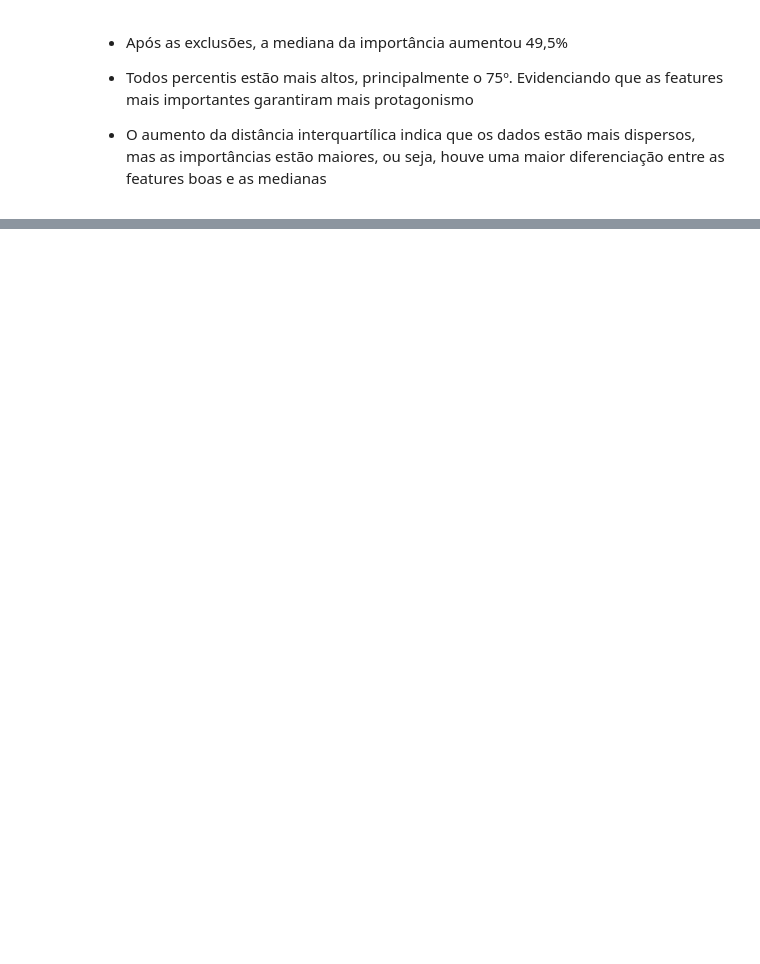
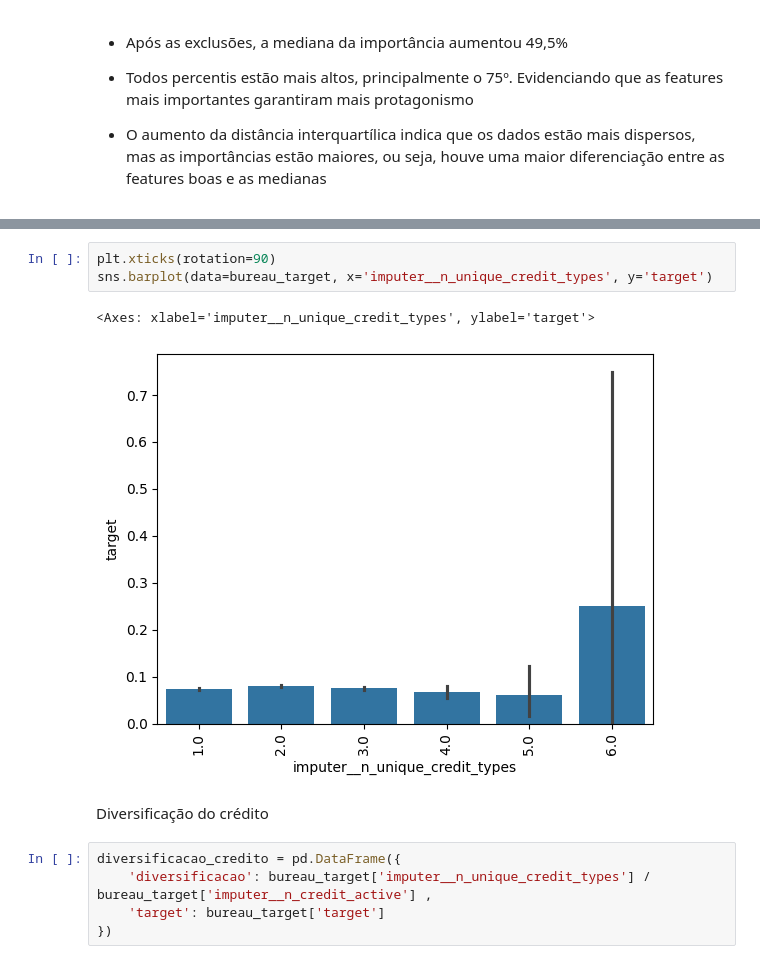
Before and after one commit to Pablo-Sant/project_credit_risk, a Jupyter notebook: notebooks/02-eda_bureau.ipynb, the cells around one changed output, grey strips where cells are left out. Cells and saved outputs as stored; diff of their text form; blank space fills up the shorter version.

```diff
--- a/notebooks/02-eda_bureau.ipynb
+++ b/notebooks/02-eda_bureau.ipynb
@@ -927,0 +951,13 @@ Name: Importância, dtype: float64
+# %%
+plt.xticks(rotation=90)
+sns.barplot(data=bureau_target, x='imputer__n_unique_credit_types', y='target')
+# %% [output]
+<Axes: xlabel='imputer__n_unique_credit_types', ylabel='target'>
+[figure, added]
+# %% [markdown]
+Diversificação do crédito
+# %%
+diversificacao_credito = pd.DataFrame({
+    'diversificacao': bureau_target['imputer__n_unique_credit_types'] / bureau_target['imputer__n_credit_active'] ,
+    'target': bureau_target['target']
+})
```
Also changed, not shown: parts of 43 cells of this notebook.
